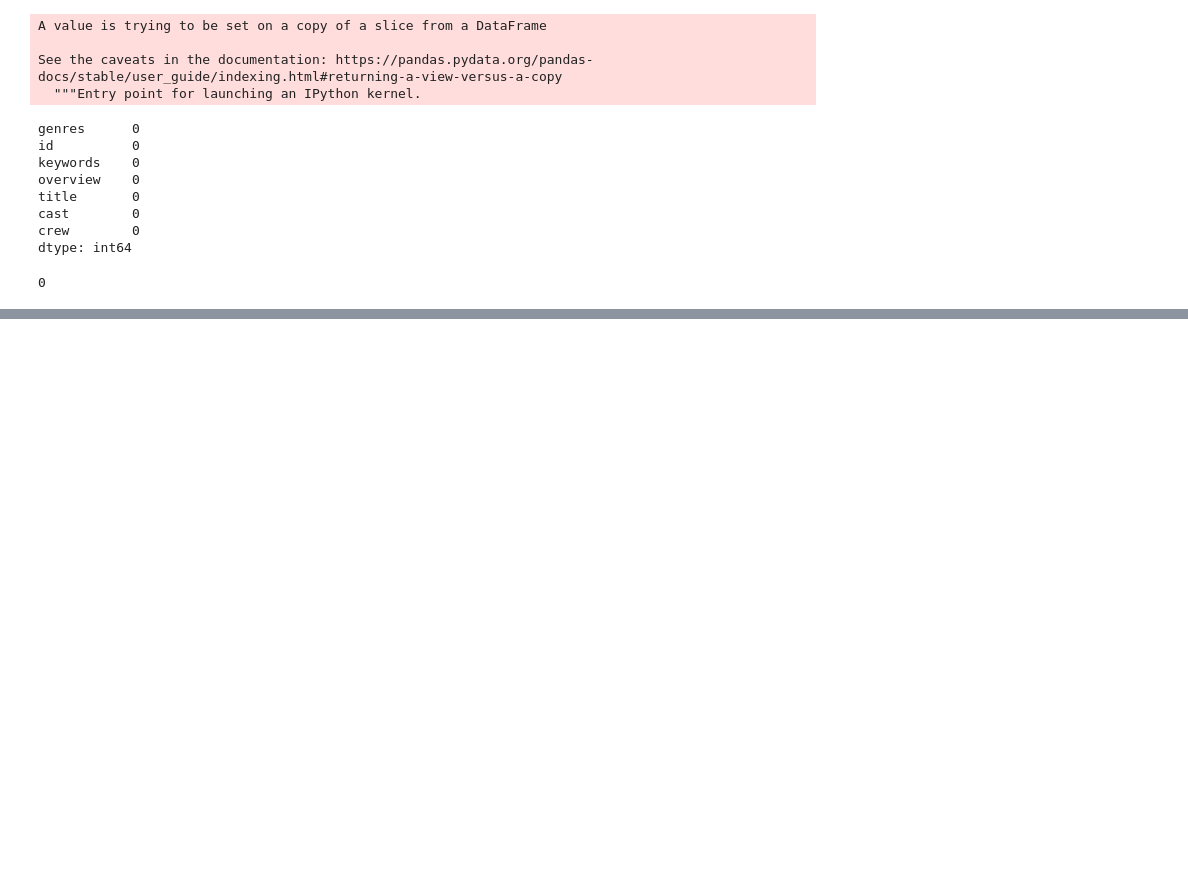
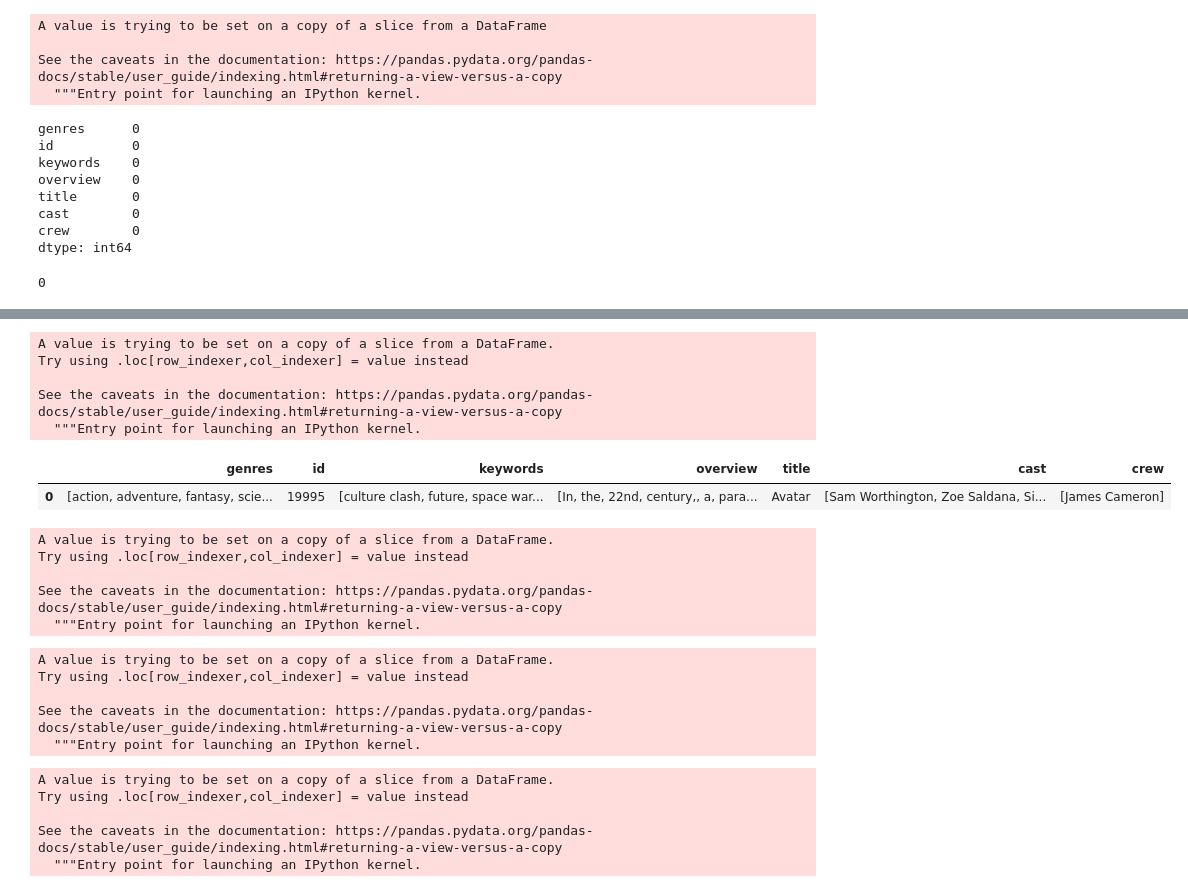
Before and after one commit to qfaheem/movie-recommender, a Jupyter notebook: Scripts/movie_recommendation_model.ipynb, the cells around one changed output, grey strips where cells are left out. Saved outputs shown, nothing was run; the diff lists cells and outputs as text; code cells hidden in the pictures; blank space fills up the shorter version.

Commit message:
all the data processing is done now will create a tag

```diff
--- a/Scripts/movie_recommendation_model.ipynb
+++ b/Scripts/movie_recommendation_model.ipynb
@@ -131,0 +323,37 @@ filtered_movie_df.duplicated().sum()
+# %%
+filtered_movie_df["genres"] = filtered_movie_df["genres"].apply(lambda x:[i.replace(" ","").lower() for i in x])
+# %% [output]
+A value is trying to be set on a copy of a slice from a DataFrame.
+Try using .loc[row_indexer,col_indexer] = value instead
+
+See the caveats in the documentation: https://pandas.pydata.org/pandas-docs/stable/user_guide/indexing.html#returning-a-view-versus-a-copy
+  """Entry point for launching an IPython kernel.
+# %%
+filtered_movie_df.head(1)
+# %% [output]
+|  | genres | id | keywords | overview | title | cast | crew |
+| 0 | [action, adventure, fantasy, scie... | 19995 | [culture clash, future, space war... | [In, the, 22nd, century,, a, para... | Avatar | [Sam Worthington, Zoe Saldana, Si... | [James Cameron] |
+# %%
+filtered_movie_df["keywords"] = filtered_movie_df["keywords"].apply(lambda x:[i.replace(" ","").lower() for i in x])
+# %% [output]
+A value is trying to be set on a copy of a slice from a DataFrame.
+Try using .loc[row_indexer,col_indexer] = value instead
+
+See the caveats in the documentation: https://pandas.pydata.org/pandas-docs/stable/user_guide/indexing.html#returning-a-view-versus-a-copy
+  """Entry point for launching an IPython kernel.
+# %%
+filtered_movie_df["overview"] = filtered_movie_df["overview"].apply(lambda x:[i.replace(" ","").lower() for i in x])
+# %% [output]
+A value is trying to be set on a copy of a slice from a DataFrame.
+Try using .loc[row_indexer,col_indexer] = value instead
+
+See the caveats in the documentation: https://pandas.pydata.org/pandas-docs/stable/user_guide/indexing.html#returning-a-view-versus-a-copy
+  """Entry point for launching an IPython kernel.
+# %%
+filtered_movie_df["cast"] = filtered_movie_df["cast"].apply(lambda x:[i.replace(" ","").lower() for i in x])
+# %% [output]
+A value is trying to be set on a copy of a slice from a DataFrame.
+Try using .loc[row_indexer,col_indexer] = value instead
+
+See the caveats in the documentation: https://pandas.pydata.org/pandas-docs/stable/user_guide/indexing.html#returning-a-view-versus-a-copy
+  """Entry point for launching an IPython kernel.
```
Also changed, not shown: parts of 22 cells of this notebook.
